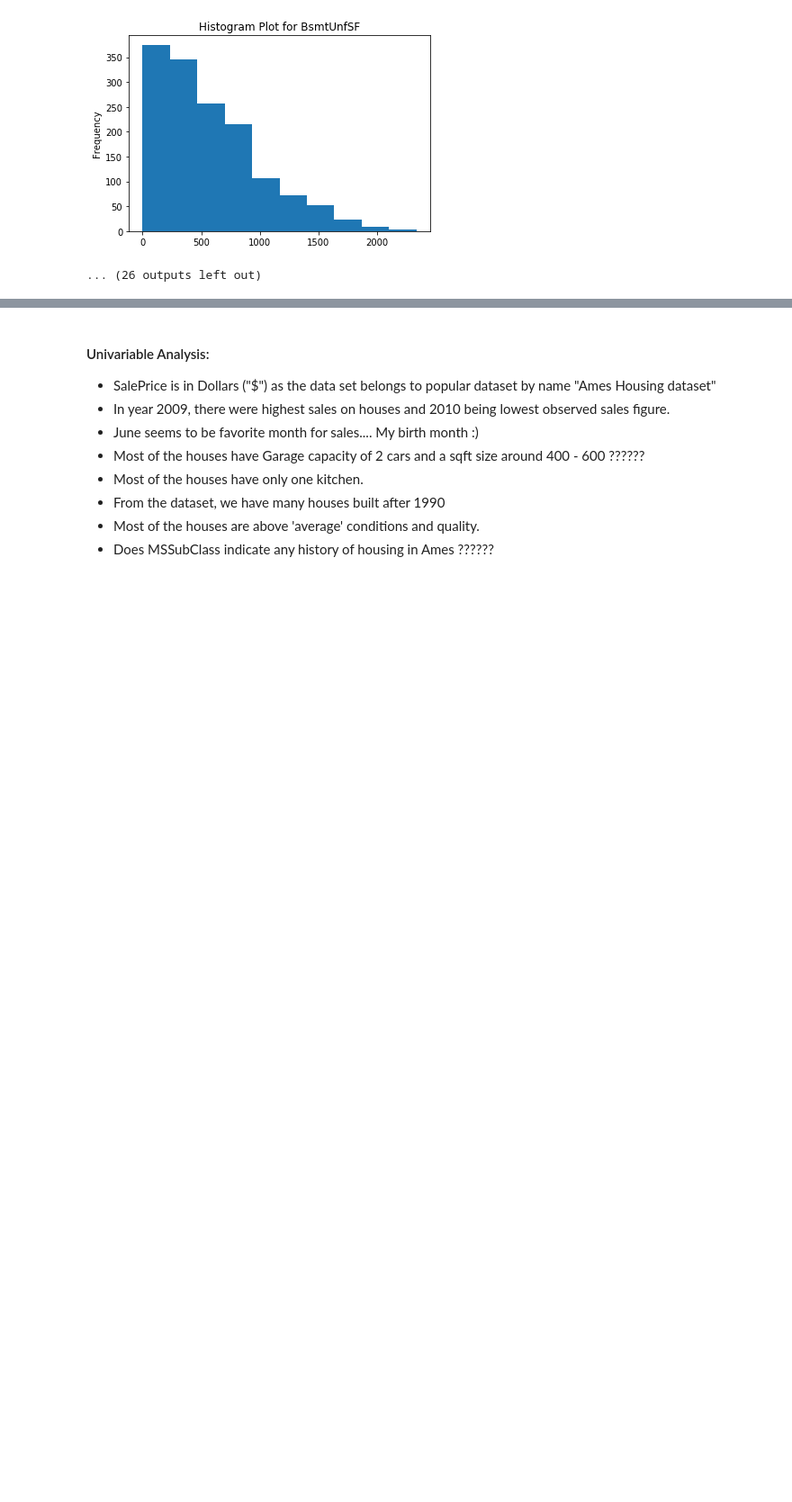
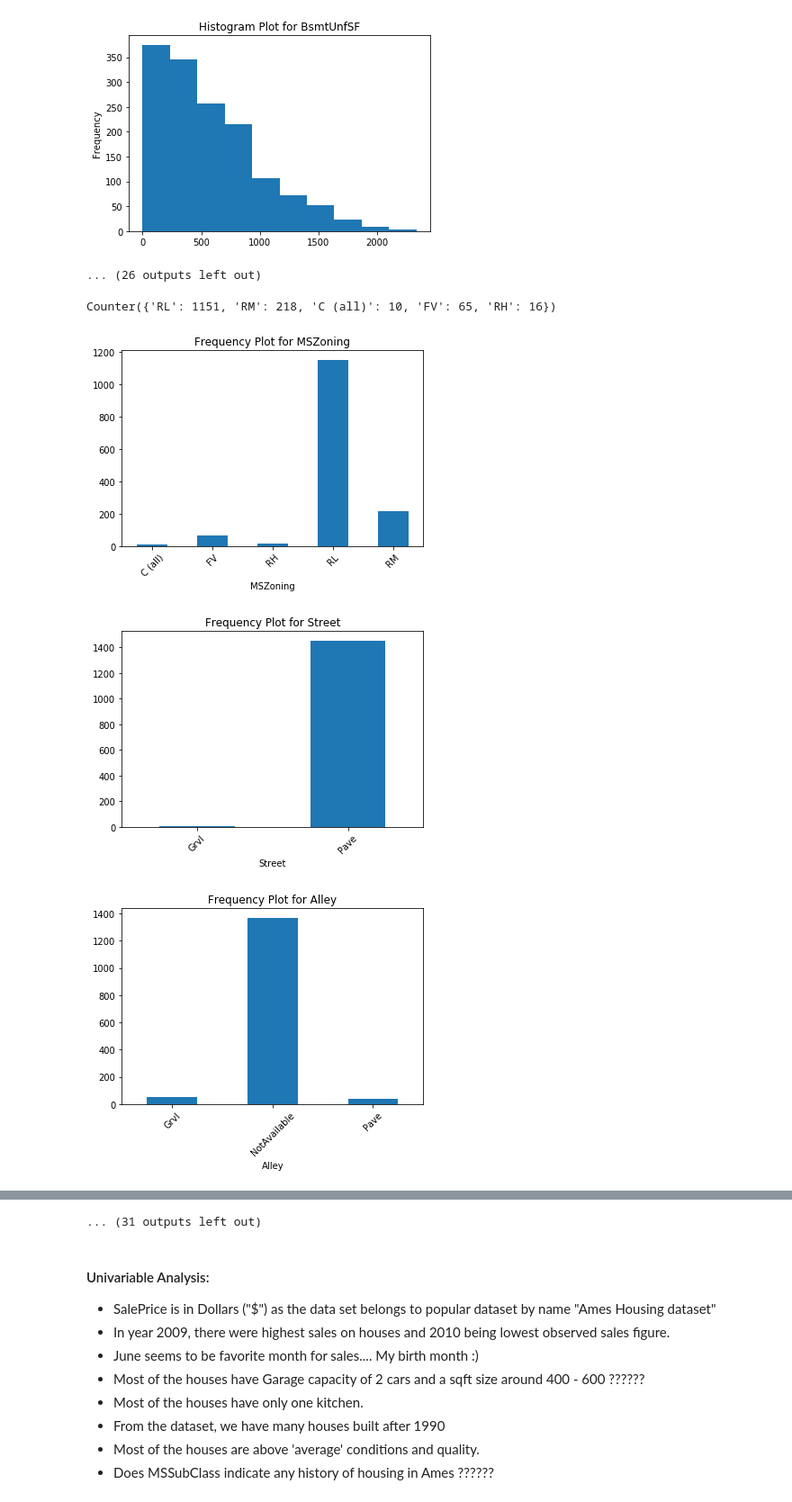
Before and after one commit to PadmarajBhat/Kaggle-Dataset-Exploration, a Jupyter notebook: House Prices- Advanced Regression Techniques/EDA/House Prices - ART(EDA).ipynb, the cells around one changed output, grey strips where cells are left out. Shown at 90% size. Drawn from its saved outputs; the diff is of its cells as text; code cells hidden in the pictures; blank space fills up the shorter version.

Commit message:
feat: Plotting for uni-variable (categorical)

```diff
--- a/House Prices- Advanced Regression Techniques/EDA/House Prices - ART(EDA).ipynb
+++ b/House Prices- Advanced Regression Techniques/EDA/House Prices - ART(EDA).ipynb
@@ -66,3 +66,18 @@ for c in df.select_dtypes(include=[np.number]):
 [figure]
 [figure]
 ... (26 outputs left out)
+# %%
+Counter(df.MSZoning)
+# %% [output]
+Counter({'RL': 1151, 'RM': 218, 'C (all)': 10, 'FV': 65, 'RH': 16})
+# %%
+for c in df.select_dtypes(exclude=np.number):
+    df[[c,'SalePrice']].fillna('NotAvailable').\
+    groupby(by=c).agg('count').reset_index().\
+    plot.bar(legend=None, title="Frequency Plot for "+c)
+    plt.xticks(rotation=45)
+    plt.show()
+# %% [output]
+[figure, added]
+[figure, added]
+[figure, added]
@@ -69,3 +93,4 @@ for c in df.select_dtypes(include=[np.number]):
+... (31 outputs left out)
 # %% [markdown]
 #### Univariable Analysis:
 * SalePrice is in Dollars ("$") as the data set belongs to popular dataset by name "Ames Housing dataset"
```
Also changed, not shown: parts of 1 cell of this notebook.
